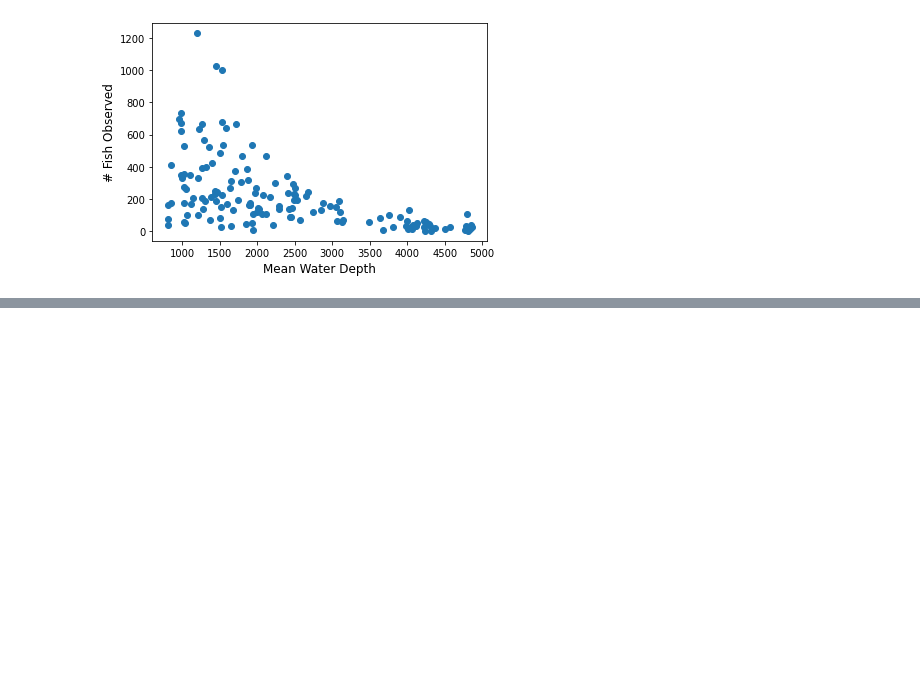
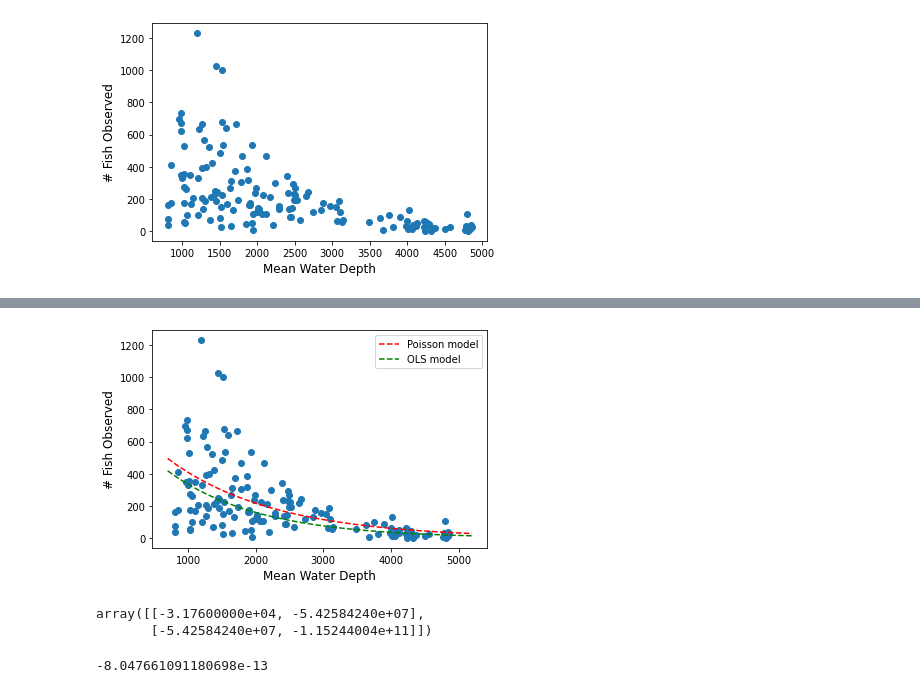
Before and after one commit to rythei/linear-models, a Jupyter notebook: content/generalizing_linear_regression/scratch.ipynb, the cells around one changed output, grey strips where cells are left out. Cells and saved outputs as stored; diff of their text form; code cells hidden in the pictures; blank space fills up the shorter version.

```diff
--- a/content/generalizing_linear_regression/scratch.ipynb
+++ b/content/generalizing_linear_regression/scratch.ipynb
@@ -455,0 +516,19 @@ y = dataset["totabund"].to_numpy()
+# %%
+model_ols = sm.OLS(np.log(y), X).fit()
+yy_ols = model_ols.predict(xx)
+
+plt.scatter(dataset["meandepth"], dataset["totabund"])
+plt.plot(xx[:,1], yy, color='red', linestyle='--', label="Poisson model")
+plt.plot(xx[:,1], np.exp(yy_ols), color='green', linestyle='--', label="OLS model")
+plt.xlabel("Mean Water Depth", fontsize=12)
+plt.ylabel("# Fish Observed", fontsize=12)
+plt.legend()
+plt.show()
+# %% [output]
+[figure, added]
+# %%
+In = sm.GLM(y, X, family=sm.families.Poisson()).information(model.params)
+In
+# %% [output]
+array([[-3.17600000e+04, -5.42584240e+07],
+       [-5.42584240e+07, -1.15244004e+11]])
@@ -455,0 +540,4 @@ y = dataset["totabund"].to_numpy()
+# %%
+z_stat
+# %% [output]
+-8.047661091180698e-13
```
Also changed, not shown: parts of 4 cells of this notebook, 3 other files.
